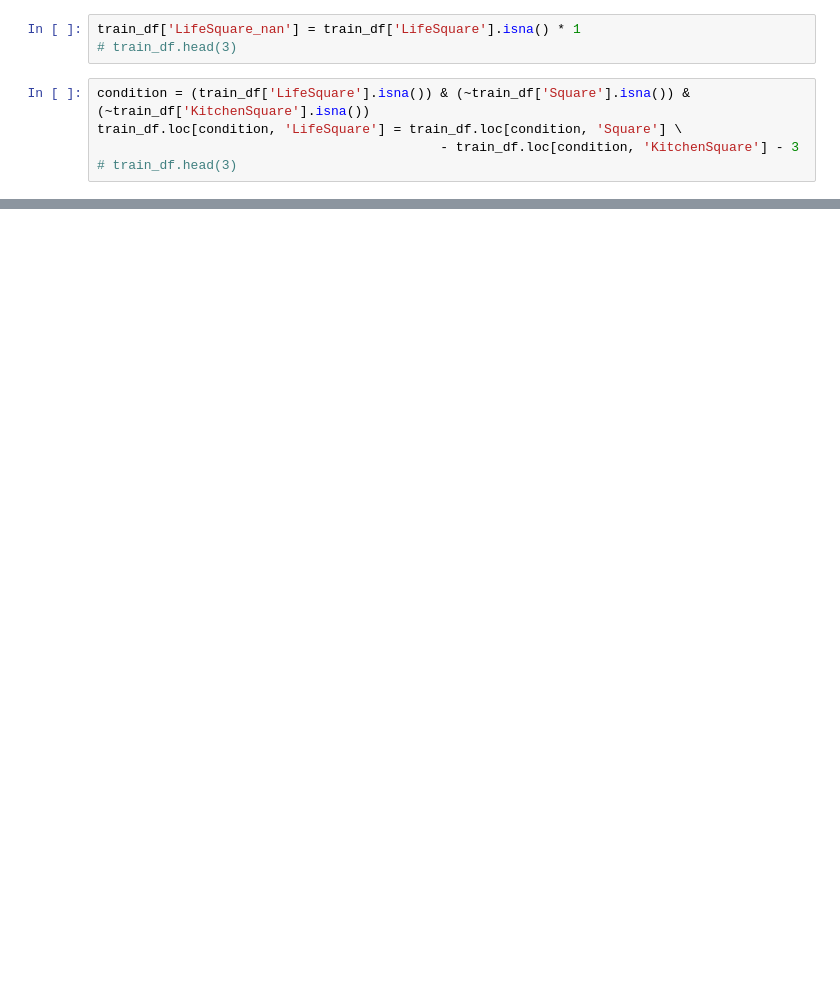
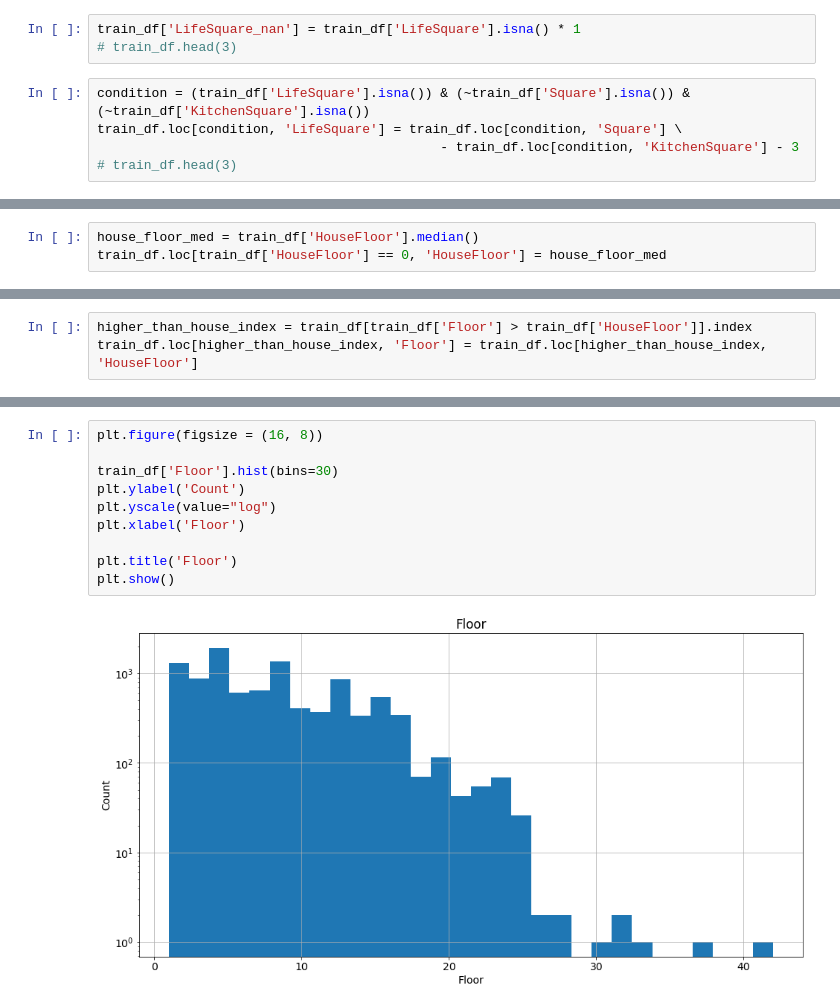
Before and after one commit to samoryad/datascience_GB, a Jupyter notebook: project_price_prediction/project_price_prediction.ipynb, the cells around one changed output, grey strips where cells are left out. Cells and saved outputs as stored; diff of their text form; blank space fills up the shorter version.

Commit message:
project updated (Floor, HouseFloor features done)

```diff
--- a/project_price_prediction/project_price_prediction.ipynb
+++ b/project_price_prediction/project_price_prediction.ipynb
@@ -368,0 +394,3 @@ train_df.loc[condition, 'LifeSquare'] = train_df.loc[condition, 'Square'] \
+# %%
+house_floor_med = train_df['HouseFloor'].median()
+train_df.loc[train_df['HouseFloor'] == 0, 'HouseFloor'] = house_floor_med
@@ -368,0 +405,3 @@ train_df.loc[condition, 'LifeSquare'] = train_df.loc[condition, 'Square'] \
+# %%
+higher_than_house_index = train_df[train_df['Floor'] > train_df['HouseFloor']].index
+train_df.loc[higher_than_house_index, 'Floor'] = train_df.loc[higher_than_house_index, 'HouseFloor']
@@ -368,0 +432,12 @@ train_df.loc[condition, 'LifeSquare'] = train_df.loc[condition, 'Square'] \
+# %%
+plt.figure(figsize = (16, 8))
+
+train_df['Floor'].hist(bins=30)
+plt.ylabel('Count')
+plt.yscale(value="log")
+plt.xlabel('Floor')
+
+plt.title('Floor')
+plt.show()
+# %% [output]
+[figure, added]
```
Also changed, not shown: parts of 10 cells of this notebook.
